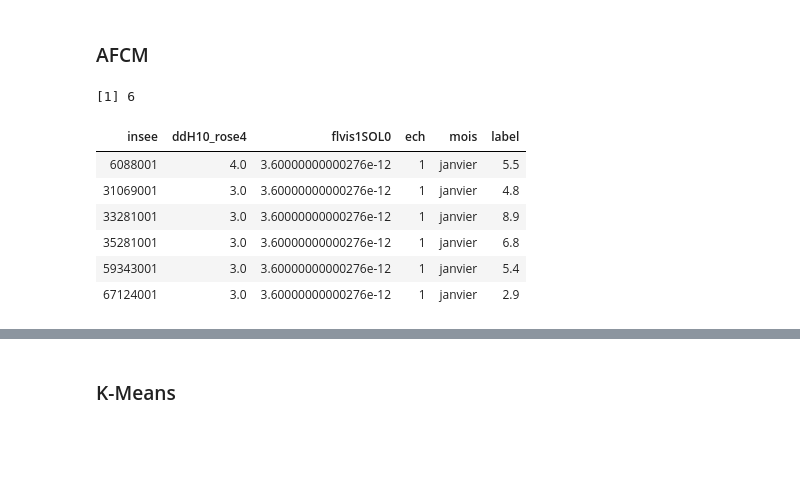
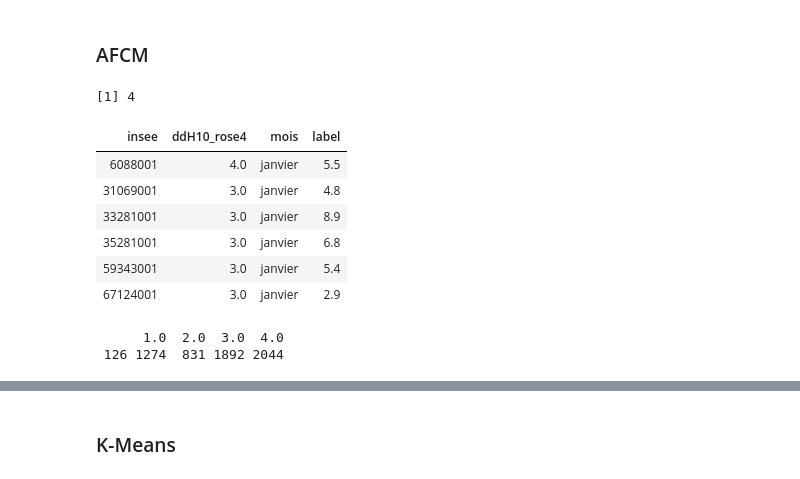
Before and after one commit to CangelosiQ/Defi, a Jupyter notebook: Data_Analysis_R.ipynb, the cells around one changed output, grey strips where cells are left out. Cells and saved outputs as stored; diff of their text form; code cells hidden in the pictures; blank space fills up the shorter version.

```diff
--- a/Data_Analysis_R.ipynb
+++ b/Data_Analysis_R.ipynb
@@ -397,16 +389,19 @@ barplot(pca$eig[,1],main="Eigenvalues",names.arg=1:nrow(pca$eig))
 # %% [markdown]
 ### AFCM
 # %%
-df_afc=data.frame(meteo_quali[,-1],label=meteo_quanti[,1])
+df_afc=data.frame(meteo_quali[,-c(1,4,5)],label=meteo_quanti[,1])
 ncol(df_afc)
 head(df_afc)
+table(df_afc[,"ddH10_rose4"], exclude=FALSE)
 # %% [output]
-[1] 6
+[1] 4
-| insee | ddH10_rose4 | flvis1SOL0 | ech | mois | label |
-| 6088001 | 4.0 | 3.60000000000276e-12 | 1 | janvier | 5.5 |
-| 31069001 | 3.0 | 3.60000000000276e-12 | 1 | janvier | 4.8 |
-| 33281001 | 3.0 | 3.60000000000276e-12 | 1 | janvier | 8.9 |
-| 35281001 | 3.0 | 3.60000000000276e-12 | 1 | janvier | 6.8 |
-| 59343001 | 3.0 | 3.60000000000276e-12 | 1 | janvier | 5.4 |
-| 67124001 | 3.0 | 3.60000000000276e-12 | 1 | janvier | 2.9 |
+| insee | ddH10_rose4 | mois | label |
+| 6088001 | 4.0 | janvier | 5.5 |
+| 31069001 | 3.0 | janvier | 4.8 |
+| 33281001 | 3.0 | janvier | 8.9 |
+| 35281001 | 3.0 | janvier | 6.8 |
+| 59343001 | 3.0 | janvier | 5.4 |
+| 67124001 | 3.0 | janvier | 2.9 |
+      1.0  2.0  3.0  4.0
+ 126 1274  831 1892 2044
 # %%
```
Also changed, not shown: parts of 9 cells of this notebook.
